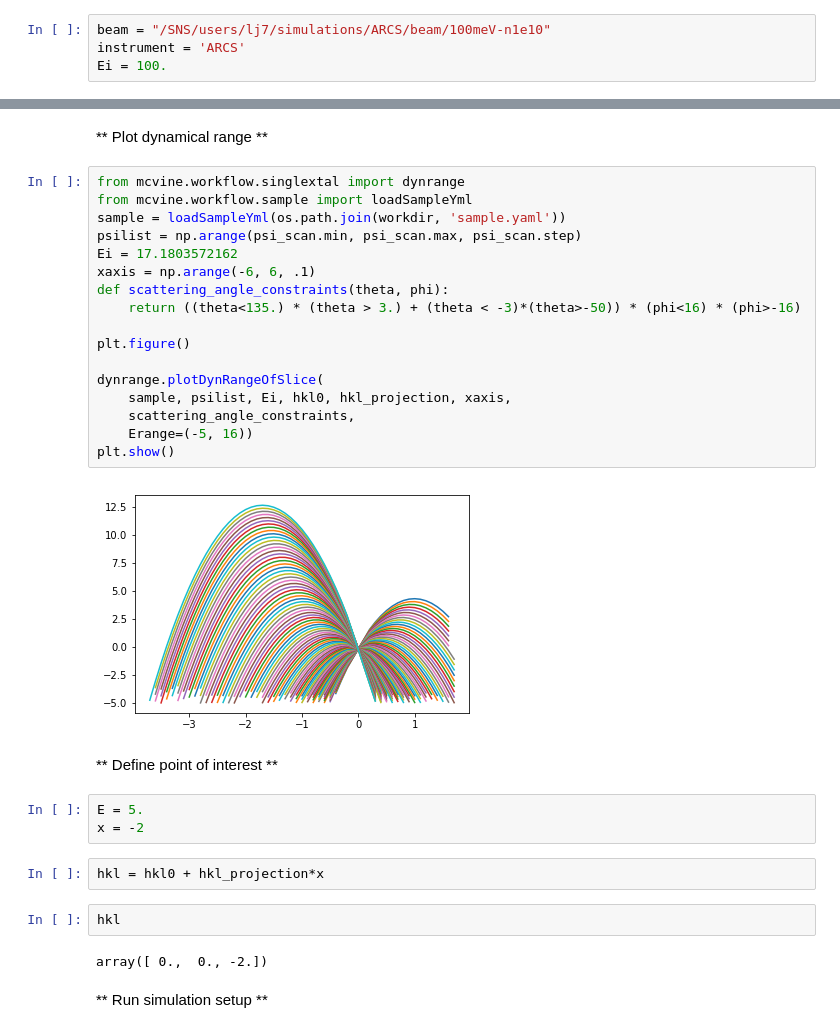
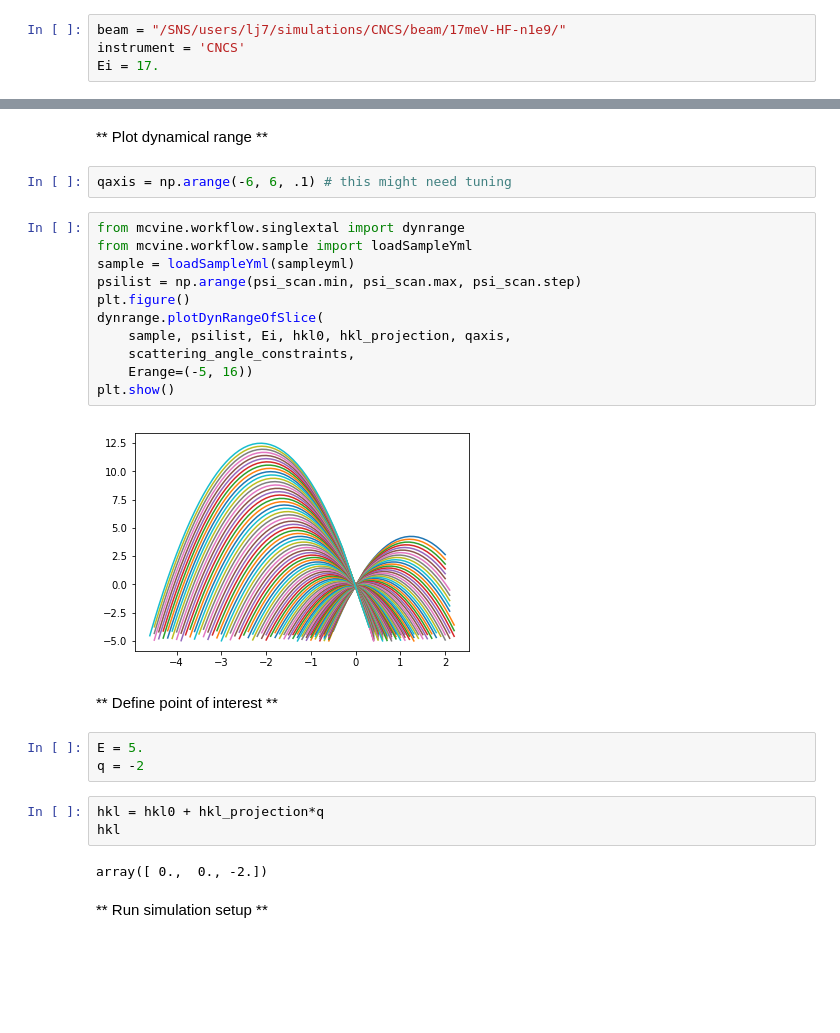
Before and after one commit to mcvine/training, a Jupyter notebook: resolution/DGS-singlecrystal.ipynb, the cells around one changed output, grey strips where cells are left out. Cells and saved outputs as stored; diff of their text form; blank space fills up the shorter version.

```diff
--- a/resolution/DGS-singlecrystal.ipynb
+++ b/resolution/DGS-singlecrystal.ipynb
@@ -26,8 +24,8 @@ workdir = '~/simulations/mcvine/resolution/demo-singlecrystal'
 ## Beam
 Define the beam path by modifying the following cell. A DGS beam can be simulated using <a href="../jui/DGS-beam.ipynb">this notebook </a>
 # %%
-beam = "/SNS/users/lj7/simulations/ARCS/beam/100meV-n1e10"
-instrument = 'ARCS'
-Ei = 100.
+beam = "/SNS/users/lj7/simulations/CNCS/beam/17meV-HF-n1e9/"
+instrument = 'CNCS'
+Ei = 17.
 # %% [markdown]
 ## Sample
@@ -102,35 +106,30 @@ hkl0
 array([ 0.,  0.,  0.])
 # %% [markdown]
 ** Plot dynamical range **
+# %%
+qaxis = np.arange(-6, 6, .1) # this might need tuning
 # %%
 from mcvine.workflow.singlextal import dynrange
 from mcvine.workflow.sample import loadSampleYml
-sample = loadSampleYml(os.path.join(workdir, 'sample.yaml'))
+sample = loadSampleYml(sampleyml)
 psilist = np.arange(psi_scan.min, psi_scan.max, psi_scan.step)
-Ei = 17.1803572162
-xaxis = np.arange(-6, 6, .1)
-def scattering_angle_constraints(theta, phi):
-    return ((theta<135.) * (theta > 3.) + (theta < -3)*(theta>-50)) * (phi<16) * (phi>-16)
-
 plt.figure()
-
 dynrange.plotDynRangeOfSlice(
-    sample, psilist, Ei, hkl0, hkl_projection, xaxis,
+    sample, psilist, Ei, hkl0, hkl_projection, qaxis,
     scattering_angle_constraints,
     Erange=(-5, 16))
 plt.show()
 # %% [output]
-[figure, old version]
+[figure, new version]
 # %% [markdown]
 ** Define point of interest **
 # %%
 E = 5.
-x = -2
+q = -2
 # %%
-hkl = hkl0 + hkl_projection*x
+hkl = hkl0 + hkl_projection*q
+hkl
+# %% [output]
+array([ 0.,  0., -2.])
-# %%
-hkl
-# %% [output]
-array([ 0.,  0., -2.])
 # %% [markdown]
 ** Run simulation setup **
```
Also changed, not shown: parts of 53 cells of this notebook.
